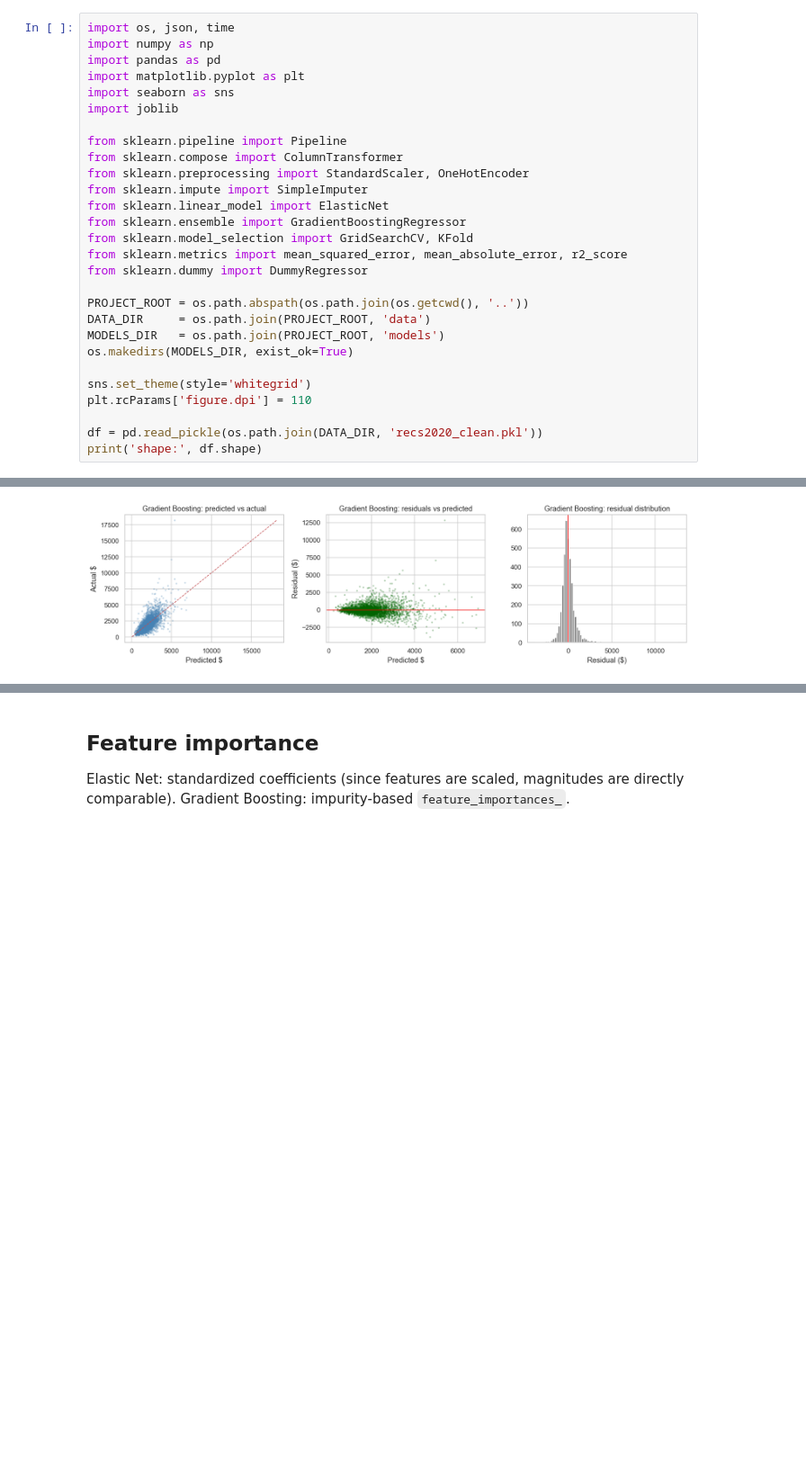
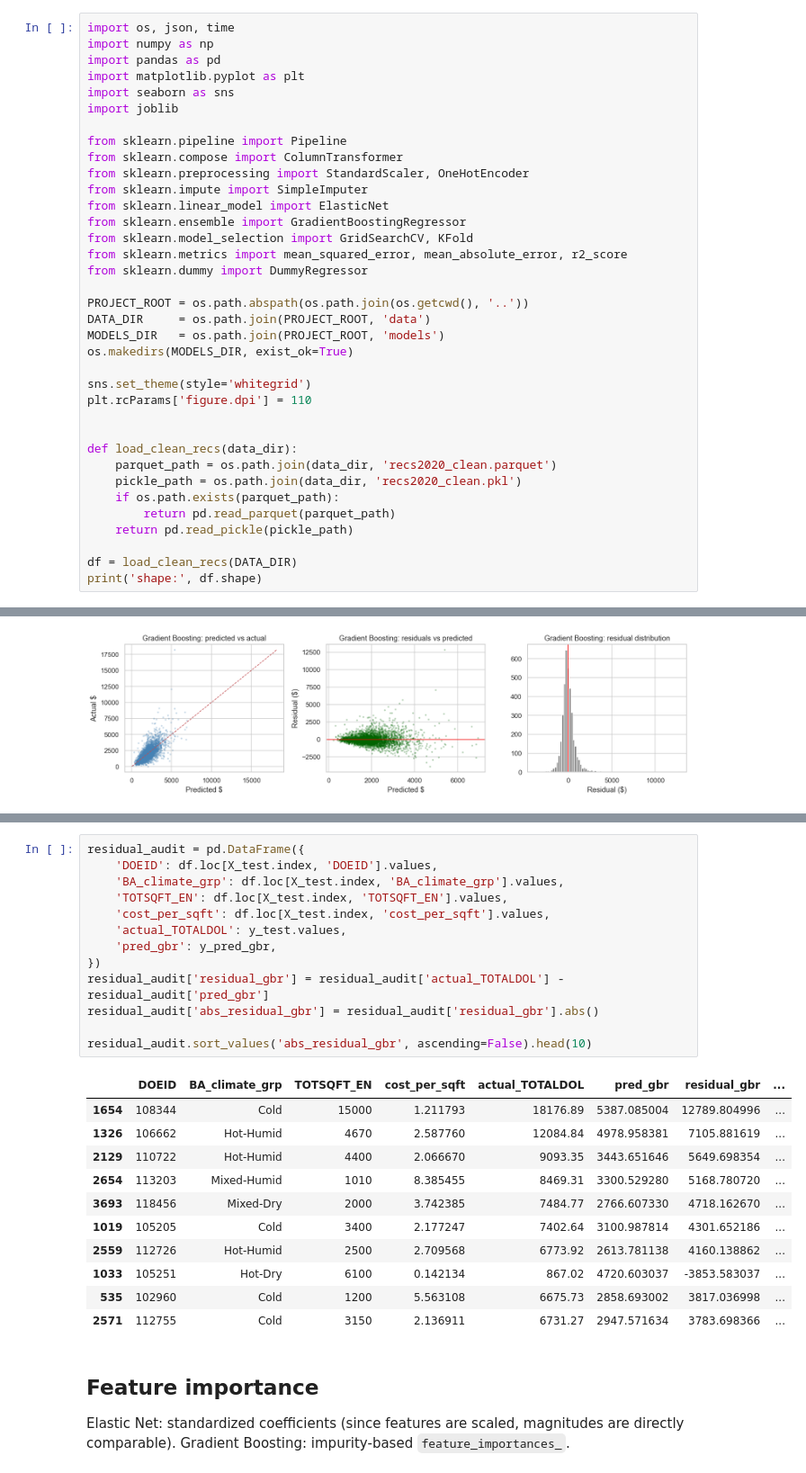
Before and after one commit to arya-kumar1/CPSC393, a Jupyter notebook: notebooks/04_regression.ipynb, the cells around one changed output, grey strips where cells are left out. Shown at 90% size. Drawn from its saved outputs; the diff is of its cells as text; blank space fills up the shorter version.

```diff
--- a/notebooks/04_regression.ipynb
+++ b/notebooks/04_regression.ipynb
@@ -37,7 +37,15 @@ os.makedirs(MODELS_DIR, exist_ok=True)
 sns.set_theme(style='whitegrid')
 plt.rcParams['figure.dpi'] = 110
 
-df = pd.read_pickle(os.path.join(DATA_DIR, 'recs2020_clean.pkl'))
+
+def load_clean_recs(data_dir):
+    parquet_path = os.path.join(data_dir, 'recs2020_clean.parquet')
+    pickle_path = os.path.join(data_dir, 'recs2020_clean.pkl')
+    if os.path.exists(parquet_path):
+        return pd.read_parquet(parquet_path)
+    return pd.read_pickle(pickle_path)
+
+df = load_clean_recs(DATA_DIR)
 print('shape:', df.shape)
 # %% [output]
 shape: (18495, 69)
@@ -241,3 +253,28 @@ diag_plots(y_test.values, y_pred_gbr,  'Gradient Boosting')
+# %%
+residual_audit = pd.DataFrame({
+    'DOEID': df.loc[X_test.index, 'DOEID'].values,
+    'BA_climate_grp': df.loc[X_test.index, 'BA_climate_grp'].values,
+    'TOTSQFT_EN': df.loc[X_test.index, 'TOTSQFT_EN'].values,
+    'cost_per_sqft': df.loc[X_test.index, 'cost_per_sqft'].values,
+    'actual_TOTALDOL': y_test.values,
+    'pred_gbr': y_pred_gbr,
+})
+residual_audit['residual_gbr'] = residual_audit['actual_TOTALDOL'] - residual_audit['pred_gbr']
+residual_audit['abs_residual_gbr'] = residual_audit['residual_gbr'].abs()
+
+residual_audit.sort_values('abs_residual_gbr', ascending=False).head(10)
+# %% [output]
+|  | DOEID | BA_climate_grp | TOTSQFT_EN | cost_per_sqft | actual_TOTALDOL | pred_gbr | residual_gbr | ... |
+| 1654 | 108344 | Cold | 15000 | 1.211793 | 18176.89 | 5387.085004 | 12789.804996 | ... |
+| 1326 | 106662 | Hot-Humid | 4670 | 2.587760 | 12084.84 | 4978.958381 | 7105.881619 | ... |
+| 2129 | 110722 | Hot-Humid | 4400 | 2.066670 | 9093.35 | 3443.651646 | 5649.698354 | ... |
+| 2654 | 113203 | Mixed-Humid | 1010 | 8.385455 | 8469.31 | 3300.529280 | 5168.780720 | ... |
+| 3693 | 118456 | Mixed-Dry | 2000 | 3.742385 | 7484.77 | 2766.607330 | 4718.162670 | ... |
+| 1019 | 105205 | Cold | 3400 | 2.177247 | 7402.64 | 3100.987814 | 4301.652186 | ... |
+| 2559 | 112726 | Hot-Humid | 2500 | 2.709568 | 6773.92 | 2613.781138 | 4160.138862 | ... |
+| 1033 | 105251 | Hot-Dry | 6100 | 0.142134 | 867.02 | 4720.603037 | -3853.583037 | ... |
+| 535 | 102960 | Cold | 1200 | 5.563108 | 6675.73 | 2858.693002 | 3817.036998 | ... |
+| 2571 | 112755 | Cold | 3150 | 2.136911 | 6731.27 | 2947.571634 | 3783.698366 | ... |
 # %% [markdown]
 ## Feature importance
 
```
Also changed, not shown: parts of 10 cells of this notebook, 10 other files.
